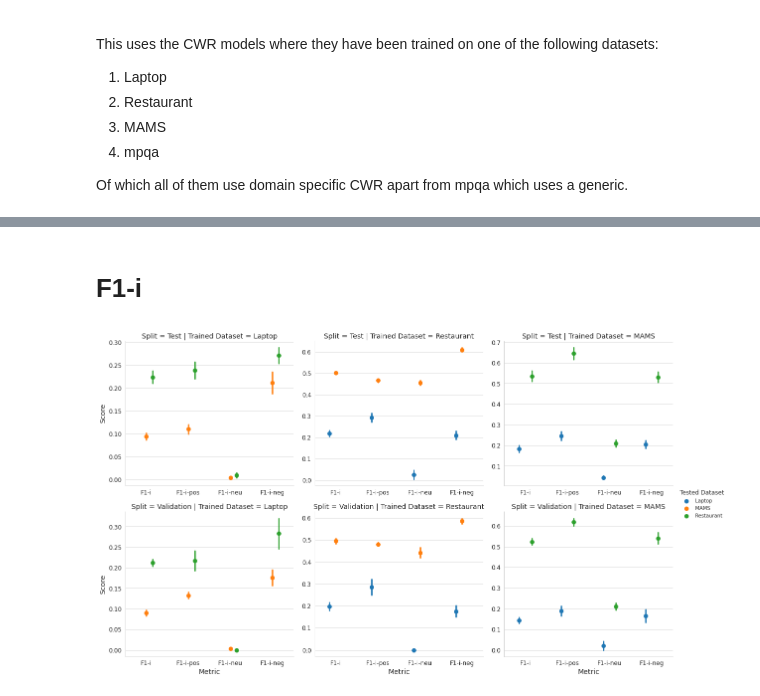
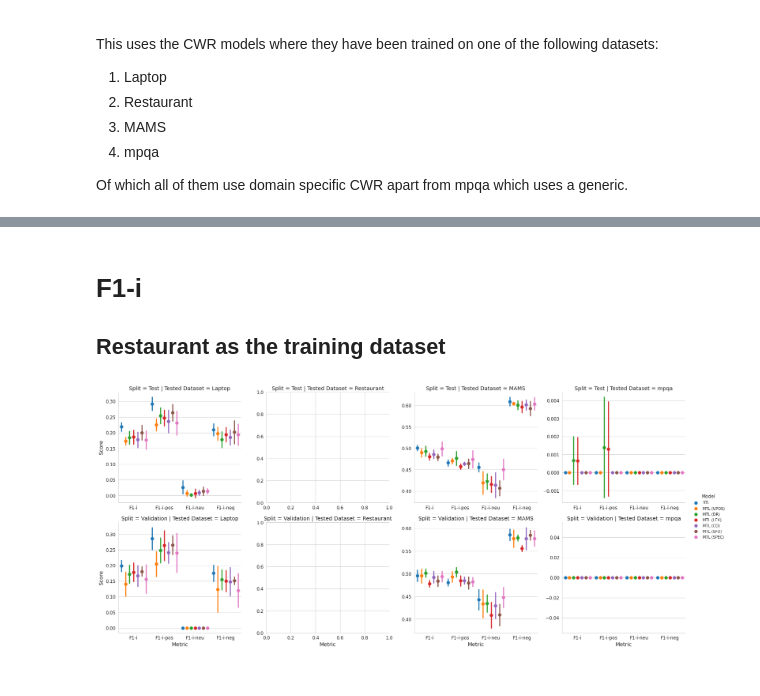
Before and after one commit to jerbarnes/multitask_negation_for_targeted_sentiment, a Jupyter notebook: notebooks/Cross_Domain.ipynb, the cells around one changed output, grey strips where cells are left out. Cells and saved outputs as stored; diff of their text form; code cells hidden in the pictures.

Commit message:
More detailed results

```diff
--- a/notebooks/Cross_Domain.ipynb
+++ b/notebooks/Cross_Domain.ipynb
@@ -136,7 +36,9 @@ This uses the CWR models where they have been trained on one of the following da
 
 Of which all of them use domain specific CWR apart from mpqa which uses a generic.
 # %%
-results_df = pd.DataFrame(get_data())
+import requests
+json_results = requests.get('https://raw.githubusercontent.com/jbarnesspain/multitask_negation_for_targeted_sentiment/master/data/results/en/cross_domain/results.json')
+results_df = pd.DataFrame(json_results.json())
 not_metric_cols = ['Model', 'Trained Dataset', 'Tested Dataset', 'Split', 'Run']
 metric_cols = [col_name for col_name in results_df.columns.tolist()
                if col_name not in not_metric_cols]
@@ -172,14 +57,17 @@ https://raw.githubusercontent.com/jbarnesspain/multitask_negation_for_targeted_s
 # %% [markdown]
 # F1-i
+## Restaurant as the training dataset
 # %%
 f1_i_order = ['F1-i', 'F1-i-pos', 'F1-i-neu', 'F1-i-neg']
 
 f1_i_results = results_df[results_df['Metric'].isin(f1_i_order)]
-ax=sns.catplot(data=results_df, hue='Tested Dataset', row='Split', col='Trained Dataset', x='Metric',
+f1_i_results = f1_i_results[f1_i_results['Trained Dataset']=='Restaurant']
+ax=sns.catplot(data=f1_i_results, hue='Model', row='Split',
+               col='Tested Dataset', x='Metric',
                y='Score', sharex=False, sharey=False, kind='point', ci='sd',
-               join=False, dodge=0.3, row_order=ROW_ORDER,
+               join=False, dodge=0.8, row_order=ROW_ORDER,
                col_order=DATASET_ORDER,
                order=f1_i_order,
                height=5, aspect=1.1)
 # %% [output]
-[figure, old version]
+[figure, new version]
```
Also changed, not shown: parts of 29 cells of this notebook.
